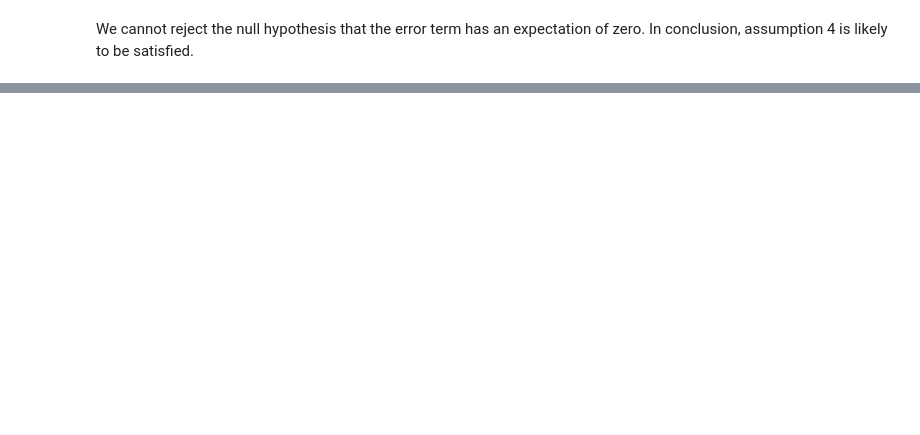
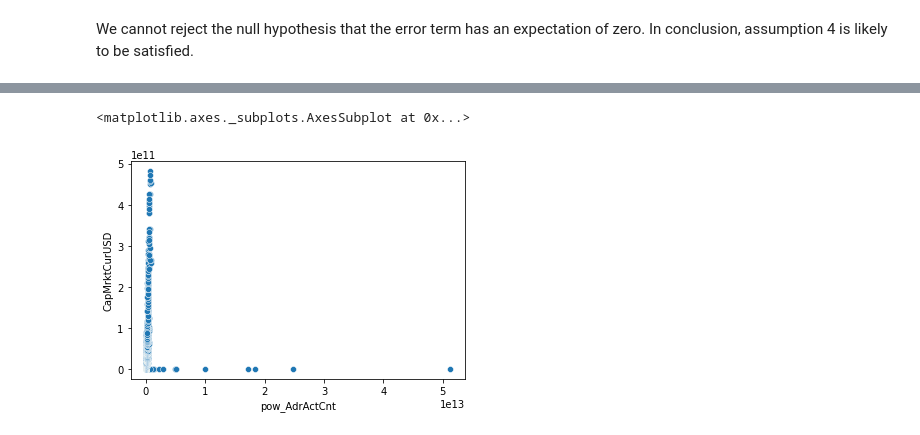
Before and after one commit to duke-sunshine/NYU_Econometrics_Summer2021, a Jupyter notebook: Econometrics_Milestone1_LuyaoZhang.ipynb, the cells around one changed output, grey strips where cells are left out. Saved outputs shown, nothing was run; the diff lists cells and outputs as text; code cells hidden in the pictures; blank space fills up the shorter version.

```diff
--- a/Econometrics_Milestone1_LuyaoZhang.ipynb
+++ b/Econometrics_Milestone1_LuyaoZhang.ipynb
@@ -507,0 +595,3 @@ We can see it from the scatterplot
+# %%
+df["pow_AdrActCnt"]=df["AdrActCnt"].pow(2)
+df.head()
@@ -507,0 +605,5 @@ We can see it from the scatterplot
+# %%
+sns.scatterplot(data=df, x= "pow_AdrActCnt", y="CapMrktCurUSD")
+# %% [output]
+<matplotlib.axes._subplots.AxesSubplot at 0x...>
+[figure, added]
```
Also changed, not shown: parts of 76 cells of this notebook.
